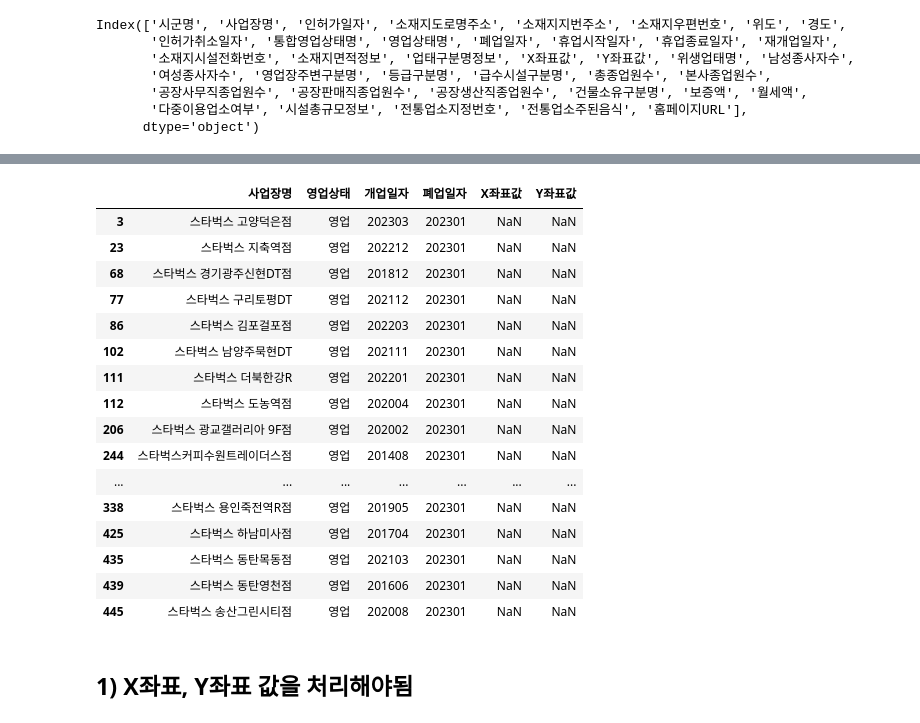
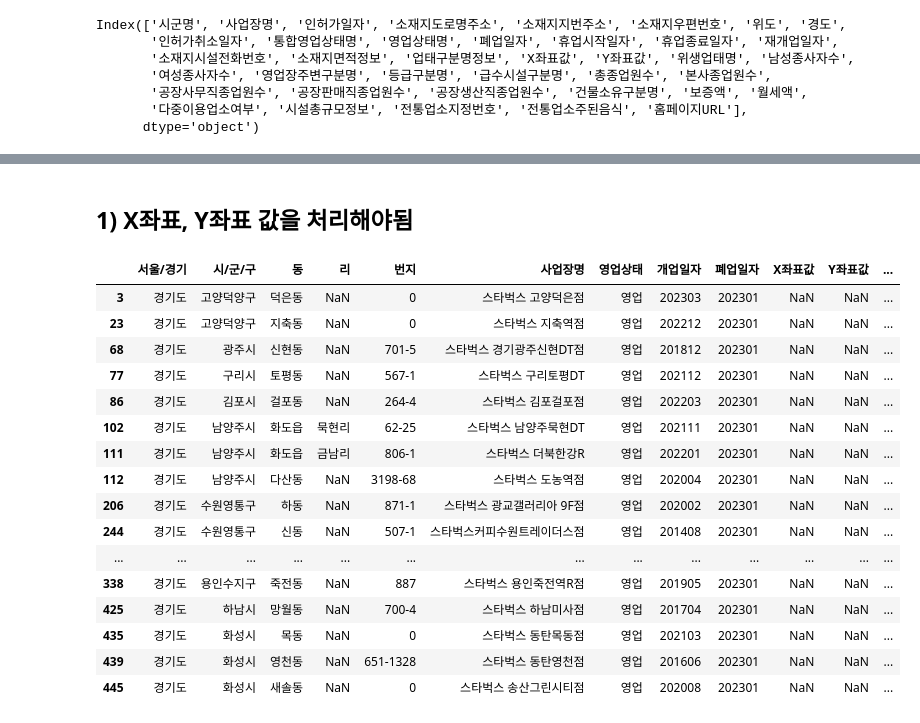
Before and after one commit to Midnight-ML/EDA, a Jupyter notebook: Data/infra_data/스타벅스/startbucks.ipynb, the cells around one changed output, grey strips where cells are left out. Saved outputs shown, nothing was run; the diff lists cells and outputs as text; code cells hidden in the pictures.

```diff
--- a/Data/infra_data/스타벅스/startbucks.ipynb
+++ b/Data/infra_data/스타벅스/startbucks.ipynb
@@ -98,21 +199 @@ dtype: int64
-# %%
-gg_sb_df.loc[gg_sb_df['X좌표값'].isnull()]
-# %% [output]
-|  | 사업장명 | 영업상태 | 개업일자 | 폐업일자 | X좌표값 | Y좌표값 |
-| 3 | 스타벅스 고양덕은점 | 영업 | 202303 | 202301 | NaN | NaN |
-| 23 | 스타벅스 지축역점 | 영업 | 202212 | 202301 | NaN | NaN |
-| 68 | 스타벅스 경기광주신현DT점 | 영업 | 201812 | 202301 | NaN | NaN |
-| 77 | 스타벅스 구리토평DT | 영업 | 202112 | 202301 | NaN | NaN |
-| 86 | 스타벅스 김포걸포점 | 영업 | 202203 | 202301 | NaN | NaN |
-| 102 | 스타벅스 남양주묵현DT | 영업 | 202111 | 202301 | NaN | NaN |
-| 111 | 스타벅스 더북한강R | 영업 | 202201 | 202301 | NaN | NaN |
-| 112 | 스타벅스 도농역점 | 영업 | 202004 | 202301 | NaN | NaN |
-| 206 | 스타벅스 광교갤러리아 9F점 | 영업 | 202002 | 202301 | NaN | NaN |
-| 244 | 스타벅스커피수원트레이더스점 | 영업 | 201408 | 202301 | NaN | NaN |
-| ... | ... | ... | ... | ... | ... | ... |
-| 338 | 스타벅스 용인죽전역R점 | 영업 | 201905 | 202301 | NaN | NaN |
-| 425 | 스타벅스 하남미사점 | 영업 | 201704 | 202301 | NaN | NaN |
-| 435 | 스타벅스 동탄목동점 | 영업 | 202103 | 202301 | NaN | NaN |
-| 439 | 스타벅스 동탄영천점 | 영업 | 201606 | 202301 | NaN | NaN |
-| 445 | 스타벅스 송산그린시티점 | 영업 | 202008 | 202301 | NaN | NaN |
 # %%
@@ -121,2 +202,5 @@ gg_sb_df.to_csv('./gg_sb_처리중.csv', index=False)
 # %% [markdown]
 ## 1) X좌표, Y좌표 값을 처리해야됨
+# %%
+gg_1 = pd.read_csv('./gg_sb_처리중_2.csv')
+seoul_1 = pd.read_csv('./seoul_sb_처리중_2.csv')
@@ -122,0 +209,20 @@ gg_sb_df.to_csv('./gg_sb_처리중.csv', index=False)
+# %%
+gg_1.loc[gg_1['X좌표값'].isnull()]
+# %% [output]
+|  | 서울/경기 | 시/군/구 | 동 | 리 | 번지 | 사업장명 | 영업상태 | 개업일자 | 폐업일자 | X좌표값 | Y좌표값 | ... |
+| 3 | 경기도 | 고양덕양구 | 덕은동 | NaN | 0 | 스타벅스 고양덕은점 | 영업 | 202303 | 202301 | NaN | NaN | ... |
+| 23 | 경기도 | 고양덕양구 | 지축동 | NaN | 0 | 스타벅스 지축역점 | 영업 | 202212 | 202301 | NaN | NaN | ... |
+| 68 | 경기도 | 광주시 | 신현동 | NaN | 701-5 | 스타벅스 경기광주신현DT점 | 영업 | 201812 | 202301 | NaN | NaN | ... |
+| 77 | 경기도 | 구리시 | 토평동 | NaN | 567-1 | 스타벅스 구리토평DT | 영업 | 202112 | 202301 | NaN | NaN | ... |
+| 86 | 경기도 | 김포시 | 걸포동 | NaN | 264-4 | 스타벅스 김포걸포점 | 영업 | 202203 | 202301 | NaN | NaN | ... |
+| 102 | 경기도 | 남양주시 | 화도읍 | 묵현리 | 62-25 | 스타벅스 남양주묵현DT | 영업 | 202111 | 202301 | NaN | NaN | ... |
+| 111 | 경기도 | 남양주시 | 화도읍 | 금남리 | 806-1 | 스타벅스 더북한강R | 영업 | 202201 | 202301 | NaN | NaN | ... |
+| 112 | 경기도 | 남양주시 | 다산동 | NaN | 3198-68 | 스타벅스 도농역점 | 영업 | 202004 | 202301 | NaN | NaN | ... |
+| 206 | 경기도 | 수원영통구 | 하동 | NaN | 871-1 | 스타벅스 광교갤러리아 9F점 | 영업 | 202002 | 202301 | NaN | NaN | ... |
+| 244 | 경기도 | 수원영통구 | 신동 | NaN | 507-1 | 스타벅스커피수원트레이더스점 | 영업 | 201408 | 202301 | NaN | NaN | ... |
+| ... | ... | ... | ... | ... | ... | ... | ... | ... | ... | ... | ... | ... |
+| 338 | 경기도 | 용인수지구 | 죽전동 | NaN | 887 | 스타벅스 용인죽전역R점 | 영업 | 201905 | 202301 | NaN | NaN | ... |
+| 425 | 경기도 | 하남시 | 망월동 | NaN | 700-4 | 스타벅스 하남미사점 | 영업 | 201704 | 202301 | NaN | NaN | ... |
+| 435 | 경기도 | 화성시 | 목동 | NaN | 0 | 스타벅스 동탄목동점 | 영업 | 202103 | 202301 | NaN | NaN | ... |
+| 439 | 경기도 | 화성시 | 영천동 | NaN | 651-1328 | 스타벅스 동탄영천점 | 영업 | 201606 | 202301 | NaN | NaN | ... |
+| 445 | 경기도 | 화성시 | 새솔동 | NaN | 0 | 스타벅스 송산그린시티점 | 영업 | 202008 | 202301 | NaN | NaN | ... |
```
Also changed, not shown: parts of 37 cells of this notebook, 8 other files.
